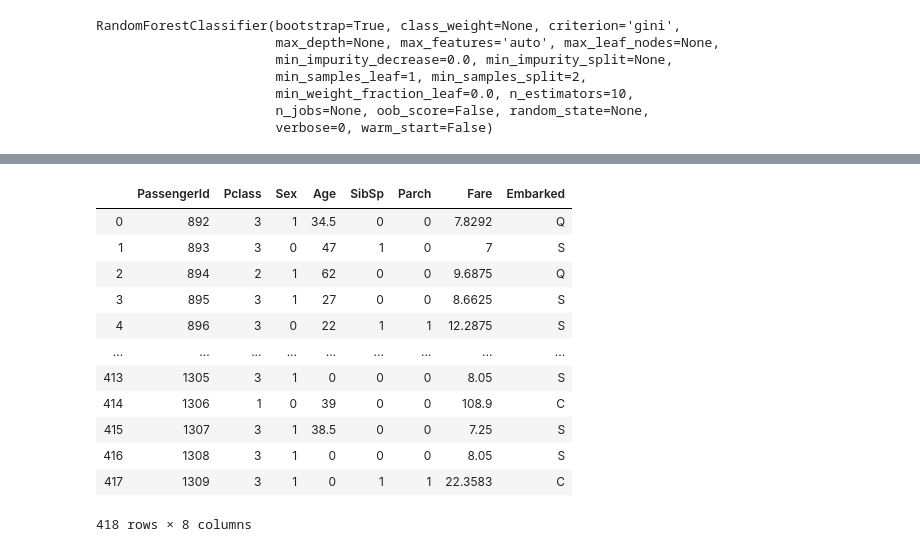
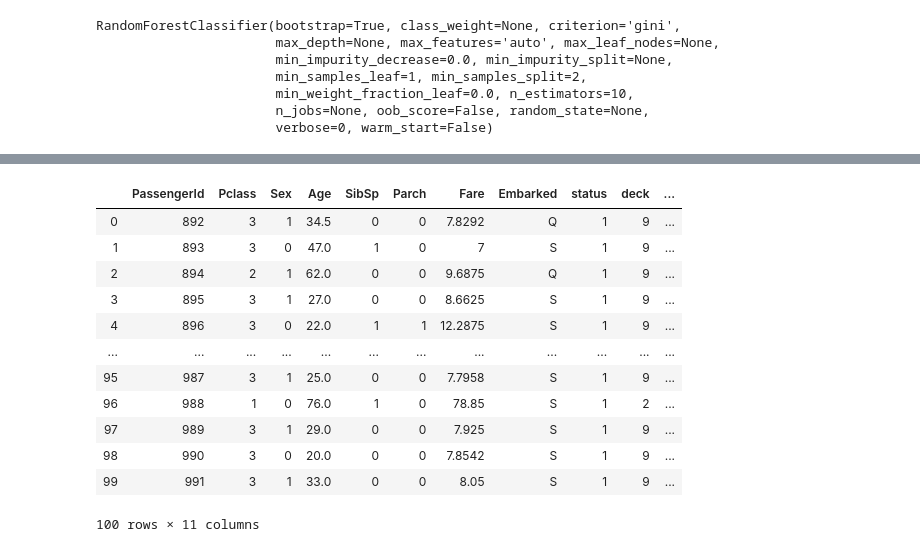
Before and after one commit to fvtester/Titanic, a Jupyter notebook: Titanic.ipynb, the cells around one changed output, grey strips where cells are left out. Drawn from its saved outputs; the diff is of its cells as text; code cells hidden in the pictures.

```diff
--- a/Titanic.ipynb
+++ b/Titanic.ipynb
@@ -28,0 +54,20 @@ train.shape
+# %%
+def deck_def(i):
+    if i == i:
+        #print(i[0])
+        deck_num='ABCDEFGT'
+        return deck_num.index(str(i[0]))
+    else:
+        return 9
+
+train['deck']=[deck_def(i) for i in train['Cabin'].values]
+
+
+def adult(i):
+    if i<18:
+        return 0
+    else:
+        return 1
+train['adult']=[adult(i) for i in train['Age'].values]
+
+train
@@ -30,4 +105,7 @@ train.shape
 y_train=train['Survived']
 # %%
 X_train=train.drop(['Survived', 'Name', 'Ticket', 'Cabin'], axis=1)
-X_train=X_train.fillna('0')
+Ag_mean=X_train['Age'].mean()
+print(Ag_mean)
+X_train['Age']=X_train['Age'].fillna(Ag_mean)
+X_train['Embarked']=X_train['Embarked'].fillna('N')
@@ -147,0 +215,9 @@ X_test
+# %%
+test['status']=[status_def(i) for i in test['Name'].values]
+test['deck']=[deck_def(i) for i in test['Cabin'].values]
+test['adult']=[adult(i) for i in test['Age'].values]
+X_test=test.drop([ 'Name', 'Ticket', 'Cabin'], axis=1)
+X_test['Age']=X_test['Age'].fillna(Ag_mean)
+X_test['Embarked']=X_test['Embarked'].fillna('N')
+X_test=X_test.fillna('0')
+X_test
@@ -148,22 +240,22 @@ X_test
 # %%
 le = LabelEncoder()
 le.fit(train['Sex'])
 X_test['Sex'] = le.transform(X_test['Sex'])
-X_test
+X_test.head(100)
 # %% [output]
-|  | PassengerId | Pclass | Sex | Age | SibSp | Parch | Fare | Embarked |
-| 0 | 892 | 3 | 1 | 34.5 | 0 | 0 | 7.8292 | Q |
-| 1 | 893 | 3 | 0 | 47 | 1 | 0 | 7 | S |
-| 2 | 894 | 2 | 1 | 62 | 0 | 0 | 9.6875 | Q |
-| 3 | 895 | 3 | 1 | 27 | 0 | 0 | 8.6625 | S |
-| 4 | 896 | 3 | 0 | 22 | 1 | 1 | 12.2875 | S |
-| ... | ... | ... | ... | ... | ... | ... | ... | ... |
-| 413 | 1305 | 3 | 1 | 0 | 0 | 0 | 8.05 | S |
-| 414 | 1306 | 1 | 0 | 39 | 0 | 0 | 108.9 | C |
-| 415 | 1307 | 3 | 1 | 38.5 | 0 | 0 | 7.25 | S |
-| 416 | 1308 | 3 | 1 | 0 | 0 | 0 | 8.05 | S |
-| 417 | 1309 | 3 | 1 | 0 | 1 | 1 | 22.3583 | C |
+|  | PassengerId | Pclass | Sex | Age | SibSp | Parch | Fare | Embarked | status | deck | ... |
+| 0 | 892 | 3 | 1 | 34.5 | 0 | 0 | 7.8292 | Q | 1 | 9 | ... |
+| 1 | 893 | 3 | 0 | 47.0 | 1 | 0 | 7 | S | 1 | 9 | ... |
+| 2 | 894 | 2 | 1 | 62.0 | 0 | 0 | 9.6875 | Q | 1 | 9 | ... |
+| 3 | 895 | 3 | 1 | 27.0 | 0 | 0 | 8.6625 | S | 1 | 9 | ... |
+| 4 | 896 | 3 | 0 | 22.0 | 1 | 1 | 12.2875 | S | 1 | 9 | ... |
+| ... | ... | ... | ... | ... | ... | ... | ... | ... | ... | ... | ... |
+| 95 | 987 | 3 | 1 | 25.0 | 0 | 0 | 7.7958 | S | 1 | 9 | ... |
+| 96 | 988 | 1 | 0 | 76.0 | 1 | 0 | 78.85 | S | 1 | 2 | ... |
+| 97 | 989 | 3 | 1 | 29.0 | 0 | 0 | 7.925 | S | 1 | 9 | ... |
+| 98 | 990 | 3 | 0 | 20.0 | 0 | 0 | 7.8542 | S | 1 | 9 | ... |
+| 99 | 991 | 3 | 1 | 33.0 | 0 | 0 | 8.05 | S | 1 | 9 | ... |
-418 rows × 8 columns
+100 rows × 11 columns
 # %%
 le1 = LabelEncoder()
 le1.fit(train['Embarked'].fillna('0'))
```
Also changed, not shown: parts of 16 cells of this notebook, 1 other file.
